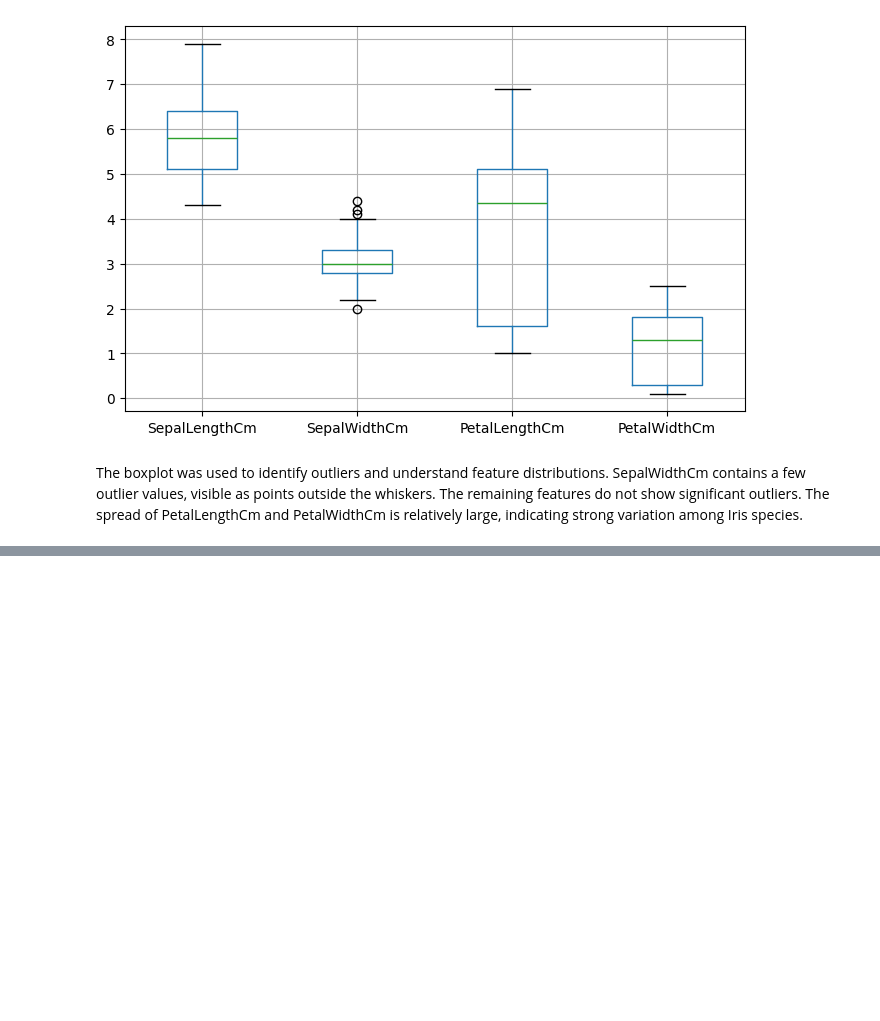
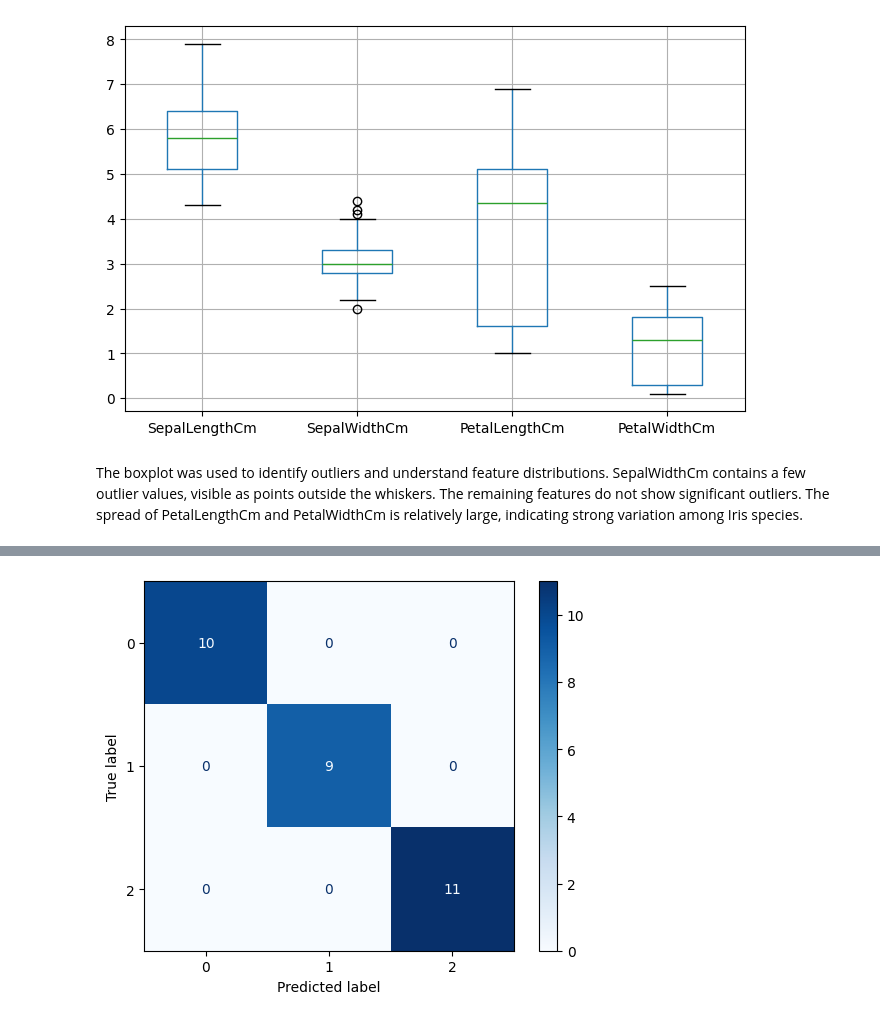
Before and after one commit to sarj29/PeerPro---DeepLearning-with-Neural-Networks, a Jupyter notebook: iris_preprocess_nn.ipynb, the cells around one changed output, grey strips where cells are left out. Drawn from its saved outputs; the diff is of its cells as text; code cells hidden in the pictures; blank space fills up the shorter version.

```diff
--- a/iris_preprocess_nn.ipynb
+++ b/iris_preprocess_nn.ipynb
@@ -88,0 +121,3 @@ The boxplot was used to identify outliers and understand feature distributions.
+# %%
+model = IrisNN()
+print(model)
@@ -88,0 +131,11 @@ The boxplot was used to identify outliers and understand feature distributions.
+# %%
+#Loss Function & Optimizer
+
+#measures how wrong the predictions are.
+criterion = nn.CrossEntropyLoss()
+
+#Adaptive Moment Estimation : updates network weights by combining the strengths of two other methods: Momentum (to accelerate training) and RMSprop (to adaptively scale learning rates)
+optimizer = optim.Adam(model.parameters(), lr = 0.01)
+
+#model.parameters() tells Adam which weights to update.
+#lr=0.01 is the learning rate, controlling how large each update step is.
@@ -88,0 +173,17 @@ The boxplot was used to identify outliers and understand feature distributions.
+# %%
+#This tells PyTorch you're only testing, not training. It saves memory by not computing gradients.
+
+with torch.no_grad():
+
+    outputs = model(X_test)
+
+#Selects the class with the highest score for each flower.
+    _, predicted = torch.max(outputs,1)
+
+# Accuracy =
+# (Number of Correct Predictions)
+#  --------------------------------
+# (Total Number of Test Samples)
+    accuracy = (predicted == y_test).sum().item()/len(y_test)
+
+print("Accuracy:", accuracy*100,"%")
@@ -88,0 +206,15 @@ The boxplot was used to identify outliers and understand feature distributions.
+# %%
+from sklearn.metrics import confusion_matrix, ConfusionMatrixDisplay
+import matplotlib.pyplot as plt
+
+cm = confusion_matrix(
+    y_test.numpy(),
+    predicted.numpy()
+)
+
+disp = ConfusionMatrixDisplay(cm)
+disp.plot(cmap="Blues")
+
+plt.show()
+# %% [output]
+[figure, added]
```
Also changed, not shown: parts of 8 cells of this notebook.
